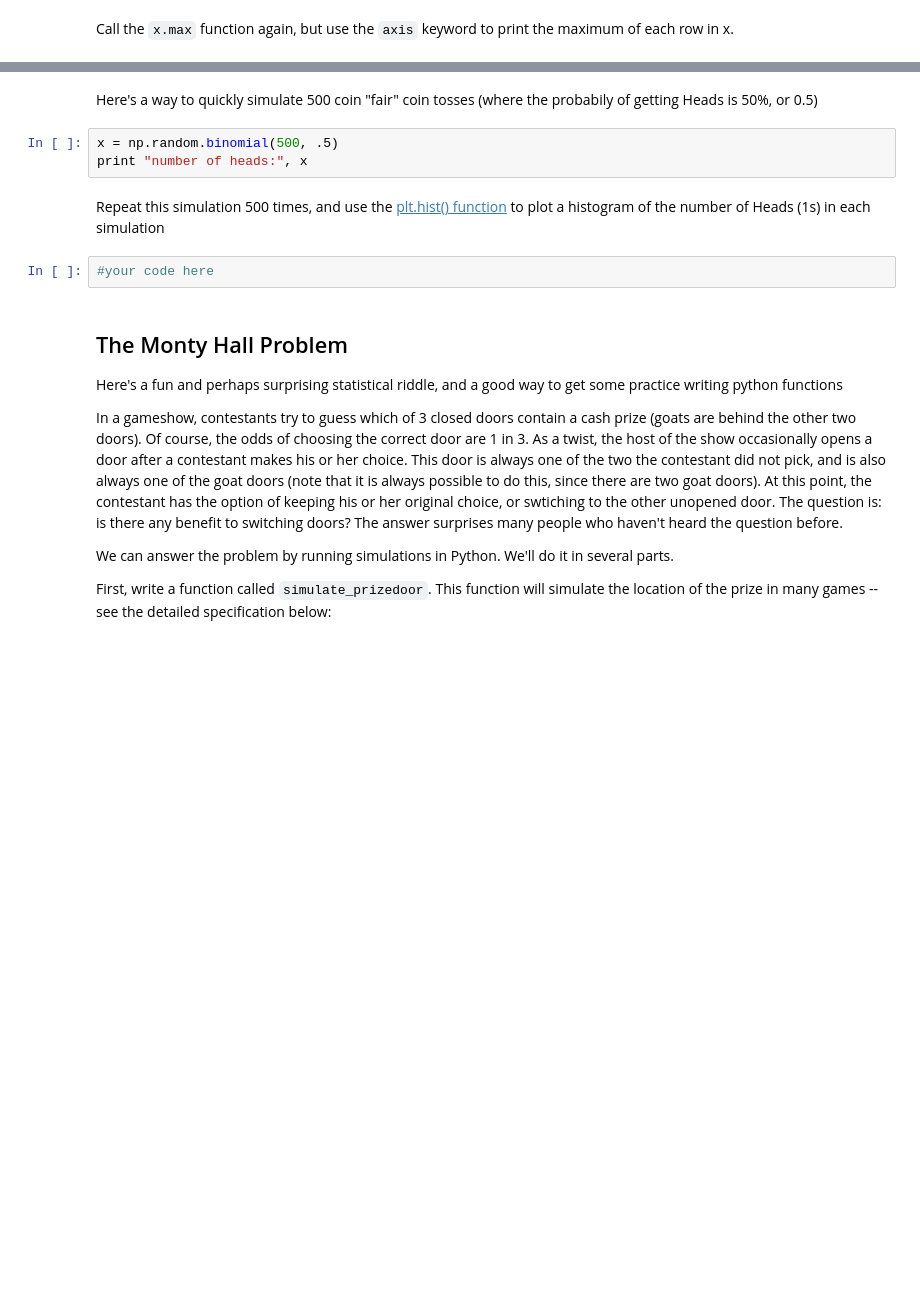
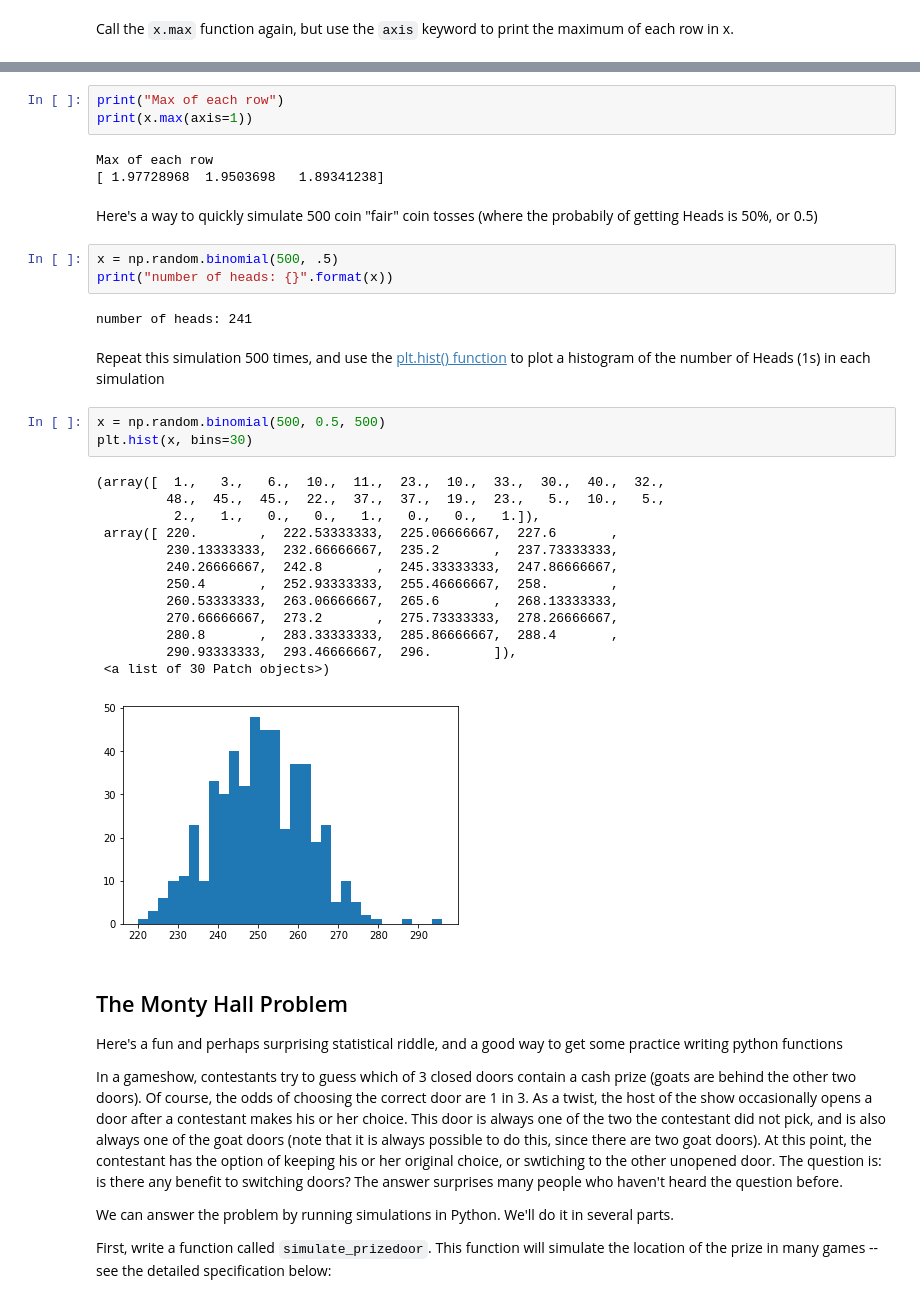
Before and after one commit to cjriley20/2014, a Jupyter notebook: homework/HW0.ipynb, the cells around one changed output, grey strips where cells are left out. Cells and saved outputs as stored; diff of their text form; blank space fills up the shorter version.

```diff
--- a/homework/HW0.ipynb
+++ b/homework/HW0.ipynb
@@ -211,12 +215,35 @@ Call the `x.max` function again, but use the `axis` keyword to print the maximum
+# %%
+print("Max of each row")
+print(x.max(axis=1))
+# %% [output]
+Max of each row
+[ 1.97728968  1.9503698   1.89341238]
 # %% [markdown]
 Here's a way to quickly simulate 500 coin "fair" coin tosses (where the probabily of getting Heads is 50%, or 0.5)
 # %%
 x = np.random.binomial(500, .5)
-print "number of heads:", x
+print("number of heads: {}".format(x))
+# %% [output]
+number of heads: 241
 # %% [markdown]
 Repeat this simulation 500 times, and use the [plt.hist() function](http://matplotlib.org/api/pyplot_api.html#matplotlib.pyplot.hist) to plot a histogram of the number of Heads (1s) in each simulation
-# %%
-#your code here
+# %%
+x = np.random.binomial(500, 0.5, 500)
+plt.hist(x, bins=30)
+# %% [output]
+(array([  1.,   3.,   6.,  10.,  11.,  23.,  10.,  33.,  30.,  40.,  32.,
+         48.,  45.,  45.,  22.,  37.,  37.,  19.,  23.,   5.,  10.,   5.,
+          2.,   1.,   0.,   0.,   1.,   0.,   0.,   1.]),
+ array([ 220.        ,  222.53333333,  225.06666667,  227.6       ,
+         230.13333333,  232.66666667,  235.2       ,  237.73333333,
+         240.26666667,  242.8       ,  245.33333333,  247.86666667,
+         250.4       ,  252.93333333,  255.46666667,  258.        ,
+         260.53333333,  263.06666667,  265.6       ,  268.13333333,
+         270.66666667,  273.2       ,  275.73333333,  278.26666667,
+         280.8       ,  283.33333333,  285.86666667,  288.4       ,
+         290.93333333,  293.46666667,  296.        ]),
+ <a list of 30 Patch objects>)
+[figure, added]
 # %% [markdown]
 ## The Monty Hall Problem
 
```
Also changed, not shown: parts of 5 cells of this notebook.
